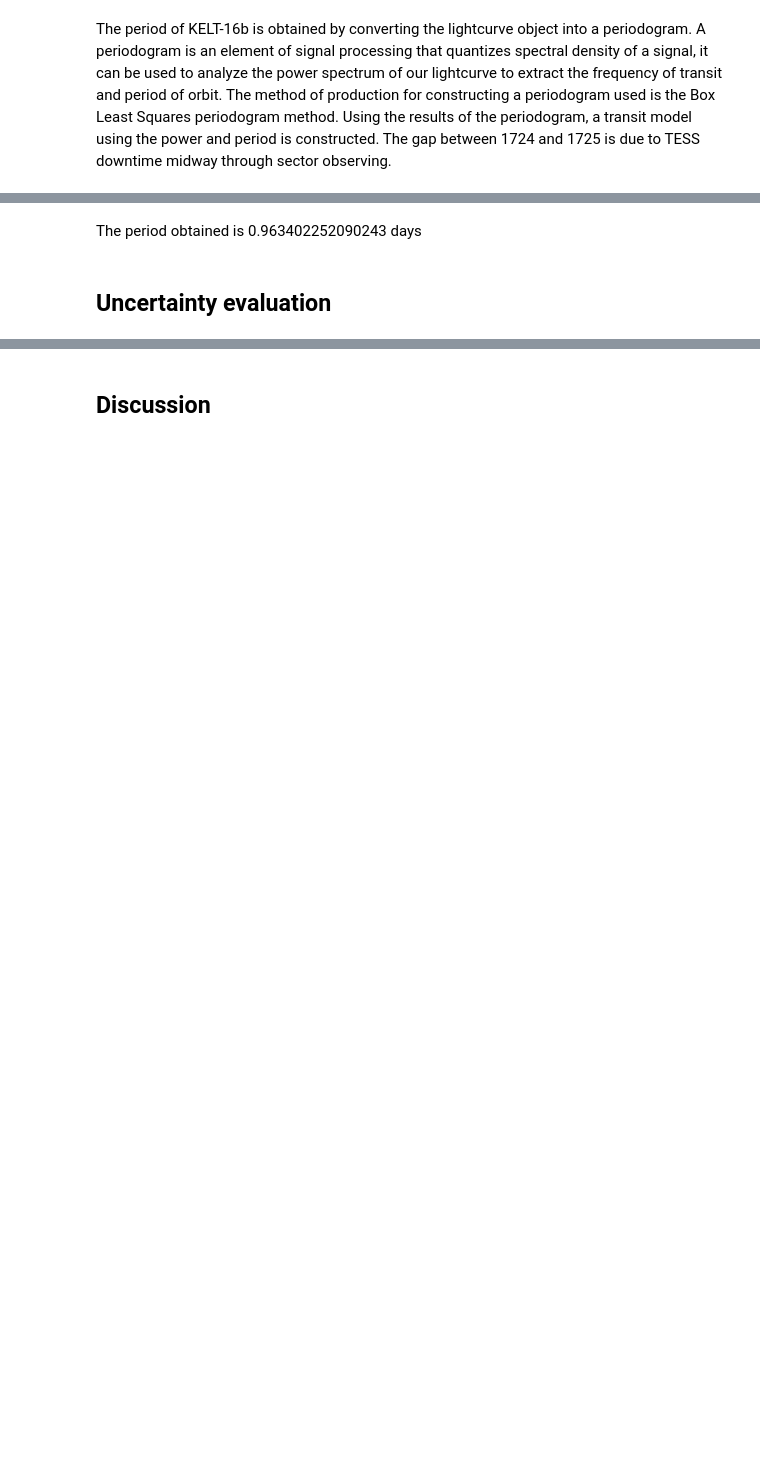
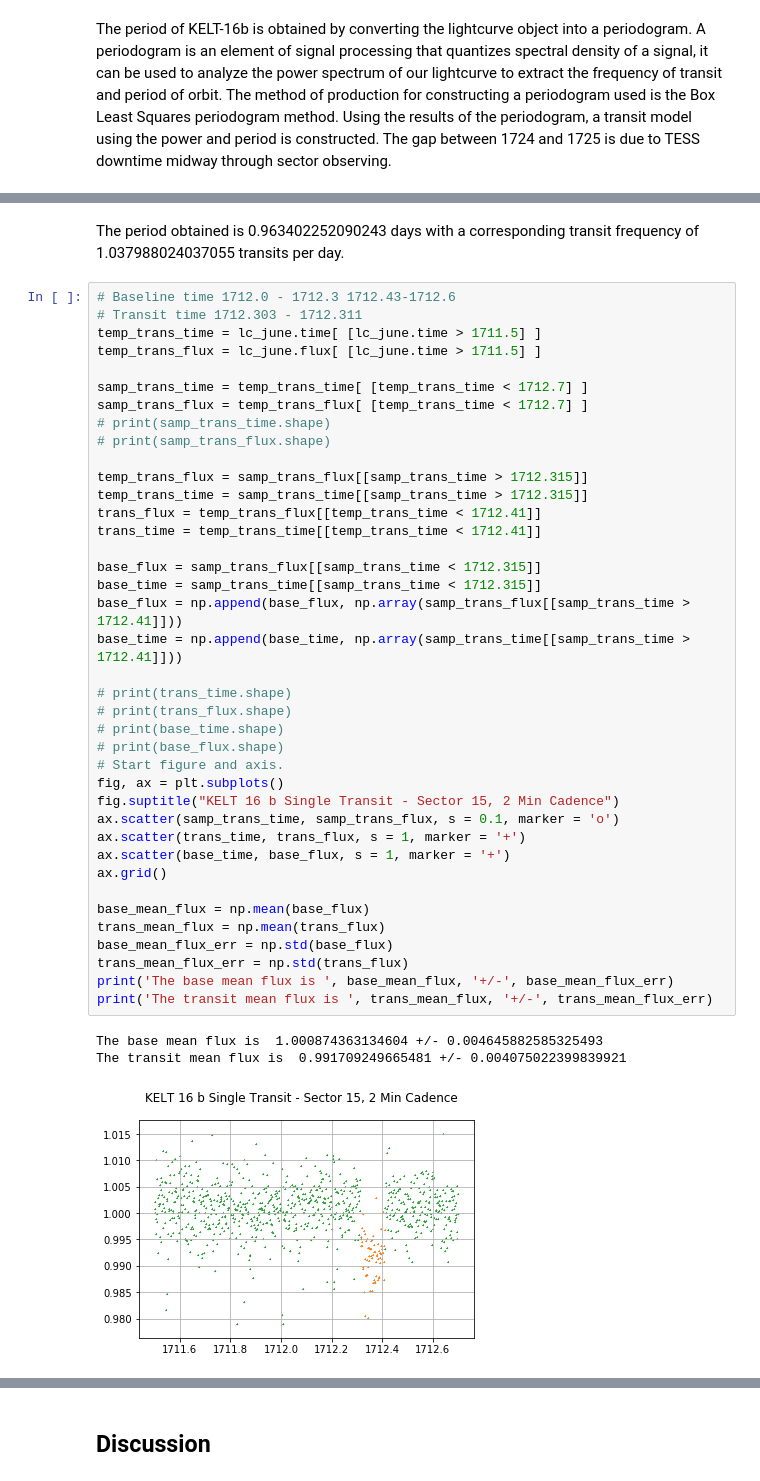
Before and after one commit to Mucephie/DORADO, a Jupyter notebook: TESS_KELT-16b_3070.ipynb, the cells around one changed output, grey strips where cells are left out. Saved outputs shown, nothing was run; the diff lists cells and outputs as text; blank space fills up the shorter version.

```diff
--- a/TESS_KELT-16b_3070.ipynb
+++ b/TESS_KELT-16b_3070.ipynb
@@ -194,4 +207,45 @@ No transit time specified. Using transit time at max power
 # %% [markdown]
-The period obtained is 0.963402252090243 days
+The period obtained is 0.963402252090243 days with a corresponding transit frequency of 1.037988024037055 transits per day.
-# %% [markdown]
-## Uncertainty evaluation
+# %%
+# Baseline time 1712.0 - 1712.3 1712.43-1712.6
+# Transit time 1712.303 - 1712.311
+temp_trans_time = lc_june.time[ [lc_june.time > 1711.5] ]
+temp_trans_flux = lc_june.flux[ [lc_june.time > 1711.5] ]
+
+samp_trans_time = temp_trans_time[ [temp_trans_time < 1712.7] ]
+samp_trans_flux = temp_trans_flux[ [temp_trans_time < 1712.7] ]
+# print(samp_trans_time.shape)
+# print(samp_trans_flux.shape)
+
+temp_trans_flux = samp_trans_flux[[samp_trans_time > 1712.315]]
+temp_trans_time = samp_trans_time[[samp_trans_time > 1712.315]]
+trans_flux = temp_trans_flux[[temp_trans_time < 1712.41]]
+trans_time = temp_trans_time[[temp_trans_time < 1712.41]]
+
+base_flux = samp_trans_flux[[samp_trans_time < 1712.315]]
+base_time = samp_trans_time[[samp_trans_time < 1712.315]]
+base_flux = np.append(base_flux, np.array(samp_trans_flux[[samp_trans_time > 1712.41]]))
+base_time = np.append(base_time, np.array(samp_trans_time[[samp_trans_time > 1712.41]]))
+
+# print(trans_time.shape)
+# print(trans_flux.shape)
+# print(base_time.shape)
+# print(base_flux.shape)
+# Start figure and axis.
+fig, ax = plt.subplots()
+fig.suptitle("KELT 16 b Single Transit - Sector 15, 2 Min Cadence")
+ax.scatter(samp_trans_time, samp_trans_flux, s = 0.1, marker = 'o')
+ax.scatter(trans_time, trans_flux, s = 1, marker = '+')
+ax.scatter(base_time, base_flux, s = 1, marker = '+')
+ax.grid()
+
+base_mean_flux = np.mean(base_flux)
+trans_mean_flux = np.mean(trans_flux)
+base_mean_flux_err = np.std(base_flux)
+trans_mean_flux_err = np.std(trans_flux)
+print('The base mean flux is ', base_mean_flux, '+/-', base_mean_flux_err)
+print('The transit mean flux is ', trans_mean_flux, '+/-', trans_mean_flux_err)
+# %% [output]
+The base mean flux is  1.000874363134604 +/- 0.004645882585325493
+The transit mean flux is  0.991709249665481 +/- 0.004075022399839921
+[figure, added]
```
Also changed, not shown: parts of 20 cells of this notebook, 11 other files.
